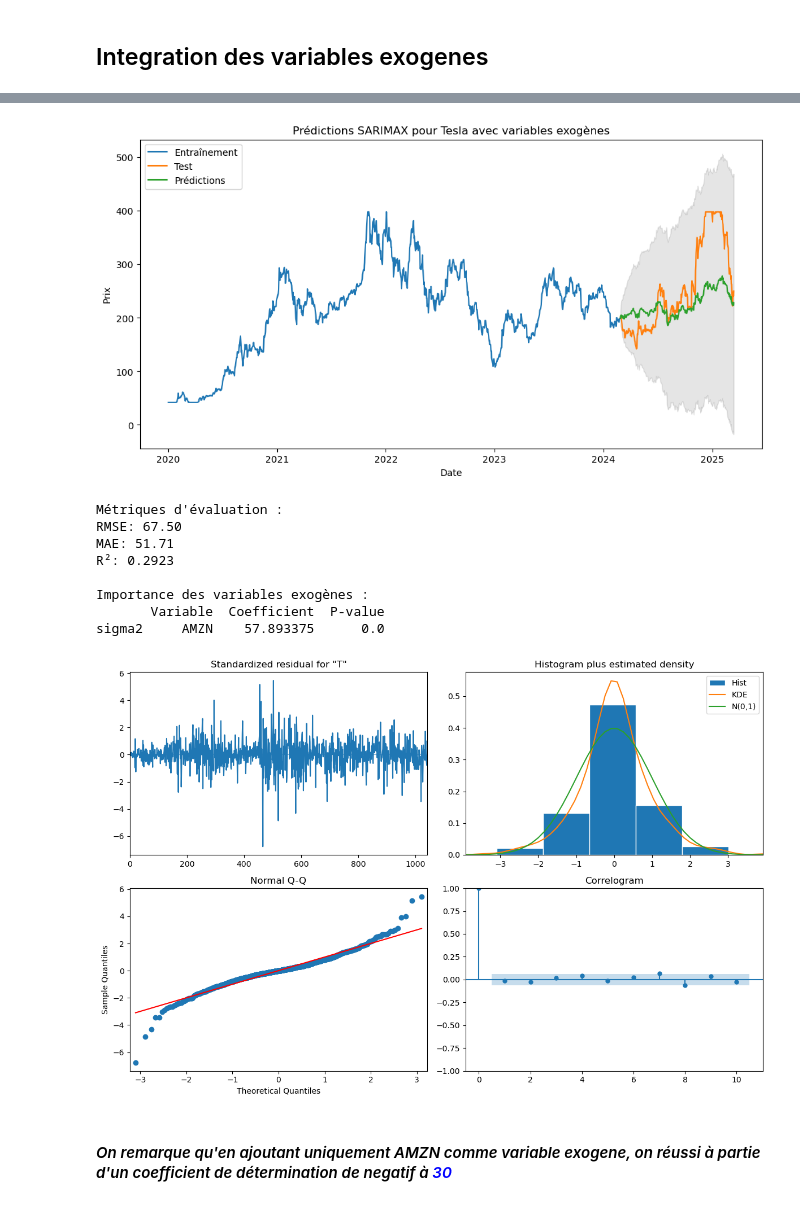
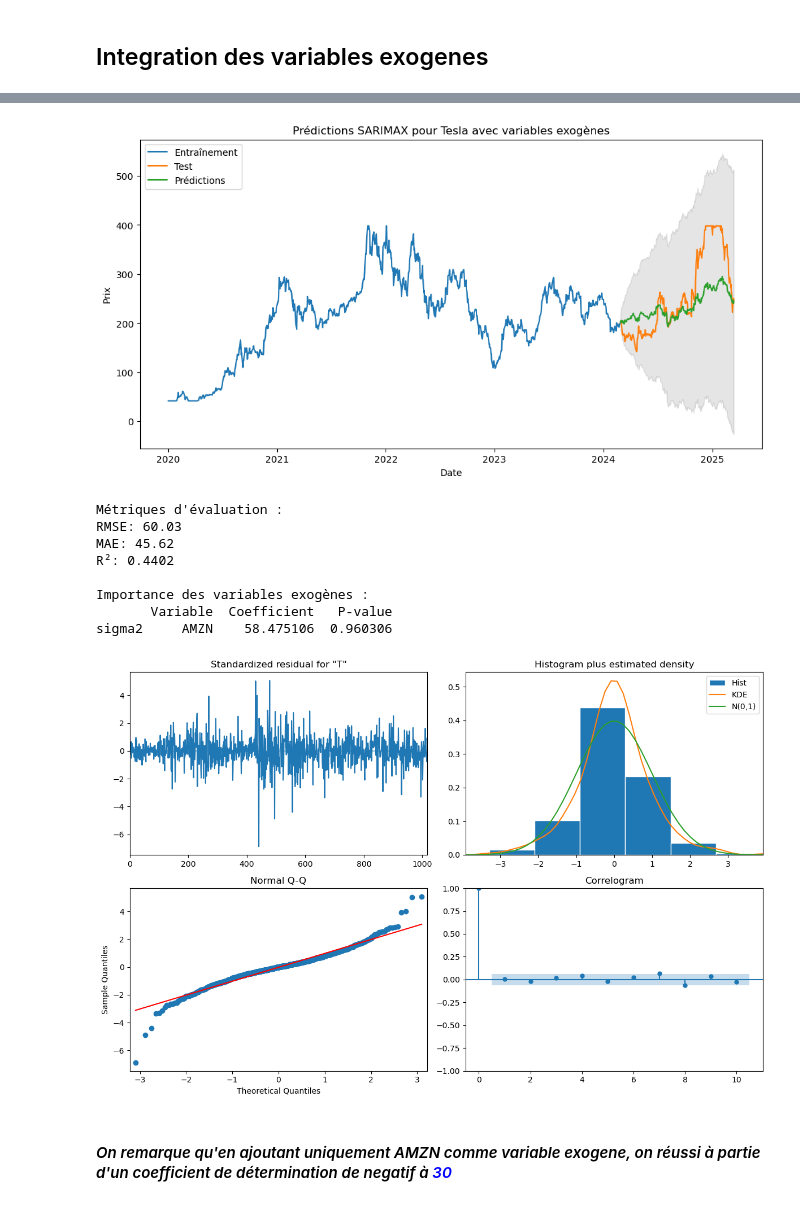
Before and after one commit to baissou45/tp_finance_ml, a Jupyter notebook: tp_finance.ipynb, the cells around one changed output, grey strips where cells are left out. Cells and saved outputs as stored; diff of their text form; code cells hidden in the pictures.

```diff
--- a/tp_finance.ipynb
+++ b/tp_finance.ipynb
@@ -1226,8 +1256,8 @@ test_exog = exog_variables[train_size:]
 # 2. Création et entraînement du modèle SARIMAX
 model = SARIMAX(train_endog,
                 exog=train_exog,
-                order=(0, 1, 0),
-                seasonal_order=(0, 0, 0, 12),
+                order=(1, 1, 1),
+                seasonal_order=(1, 1, 1, 12),
                 enforce_stationarity=False,
                 enforce_invertibility=False)
 
@@ -1308,12 +1338,12 @@ Warnings:
-[figure, old version]
+[figure, new version]
 Métriques d'évaluation :
-RMSE: 67.50
-MAE: 51.71
-R²: 0.2923
+RMSE: 60.03
+MAE: 45.62
+R²: 0.4402
 
 Importance des variables exogènes :
-       Variable  Coefficient  P-value
-sigma2     AMZN    57.893375      0.0
+       Variable  Coefficient   P-value
+sigma2     AMZN    58.475106  0.960306
-[figure, old version]
+[figure, new version]
 # %% [markdown]
 #### <i>On remarque qu'en ajoutant uniquement AMZN comme variable exogene, on réussi à partie d'un coefficient de détermination de negatif à <span style="color: blue">30</span></i>
```
Also changed, not shown: parts of 17 cells of this notebook.
